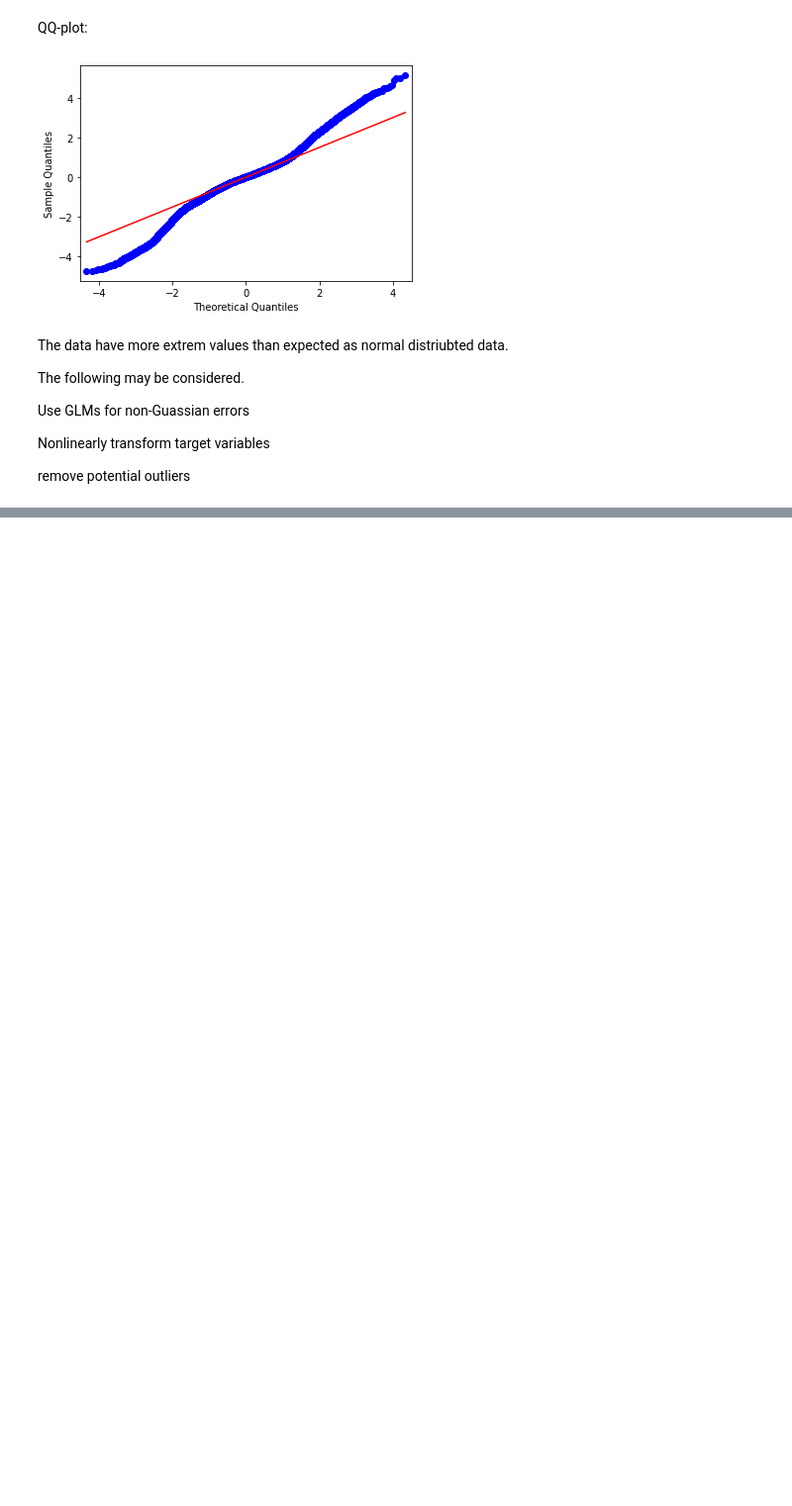
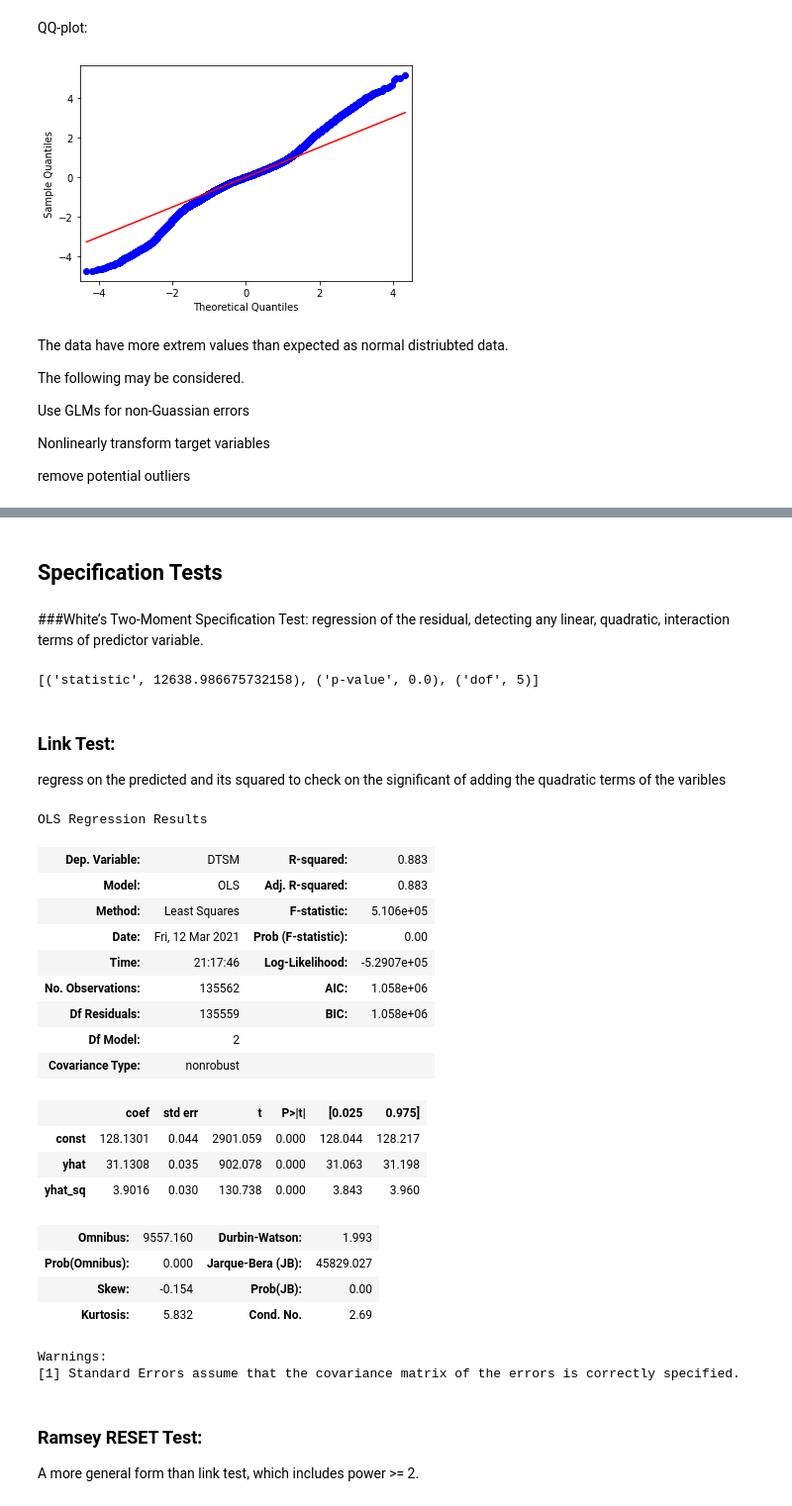
Before and after one commit to frh2020/topics, a Jupyter notebook: well_log_reg/model_lin_diagn_xn.ipynb, the cells around one changed output, grey strips where cells are left out. Shown at 99% size. Saved outputs shown, nothing was run; the diff lists cells and outputs as text; code cells hidden in the pictures; blank space fills up the shorter version.

```diff
--- a/well_log_reg/model_lin_diagn_xn.ipynb
+++ b/well_log_reg/model_lin_diagn_xn.ipynb
@@ -379,0 +387,44 @@ A quadratic term of DTCO will be added to a new polynomial regression model.
+# %% [markdown]
+##  Specification Tests
+# %% [markdown]
+###White’s Two-Moment Specification Test:
+regression of the residual, detecting any linear, quadratic, interaction terms of predictor variable.
+# %%
+name = ['statistic', 'p-value','dof']
+test = sms.diagnostic.spec_white(resid, model.exog)
+lzip(name, test)
+# %% [output]
+[('statistic', 12638.986675732158), ('p-value', 0.0), ('dof', 5)]
+# %% [markdown]
+### Link Test:
+regress on the predicted and its squared to check on the significant of adding the quadratic terms of the varibles
+# %%
+pred_st = (pred - np.mean(pred))/np.std(pred)
+df_pred_sq = pd.concat([pred_st.to_frame('yhat'), (pred_st**2).to_frame('yhat_sq')], axis=1)
+# %%
+link_test = sm.OLS(Y_train,sm.add_constant(df_pred_sq)).fit()
+link_test.summary()
+# %% [output]
+OLS Regression Results
+| Dep. Variable: | DTSM | R-squared: | 0.883 |
+| Model: | OLS | Adj. R-squared: | 0.883 |
+| Method: | Least Squares | F-statistic: | 5.106e+05 |
+| Date: | Fri, 12 Mar 2021 | Prob (F-statistic): | 0.00 |
+| Time: | 21:17:46 | Log-Likelihood: | -5.2907e+05 |
+| No. Observations: | 135562 | AIC: | 1.058e+06 |
+| Df Residuals: | 135559 | BIC: | 1.058e+06 |
+| Df Model: | 2 |  |  |
+| Covariance Type: | nonrobust |  |  |
+|  | coef | std err | t | P>|t| | [0.025 | 0.975] |
+| const | 128.1301 | 0.044 | 2901.059 | 0.000 | 128.044 | 128.217 |
+| yhat | 31.1308 | 0.035 | 902.078 | 0.000 | 31.063 | 31.198 |
+| yhat_sq | 3.9016 | 0.030 | 130.738 | 0.000 | 3.843 | 3.960 |
+| Omnibus: | 9557.160 | Durbin-Watson: | 1.993 |
+| Prob(Omnibus): | 0.000 | Jarque-Bera (JB): | 45829.027 |
+| Skew: | -0.154 | Prob(JB): | 0.00 |
+| Kurtosis: | 5.832 | Cond. No. | 2.69 |
+Warnings:
+[1] Standard Errors assume that the covariance matrix of the errors is correctly specified.
+# %% [markdown]
+### Ramsey RESET Test:
+A more general form than link test, which includes power >= 2.
```
Also changed, not shown: parts of 15 cells of this notebook.
